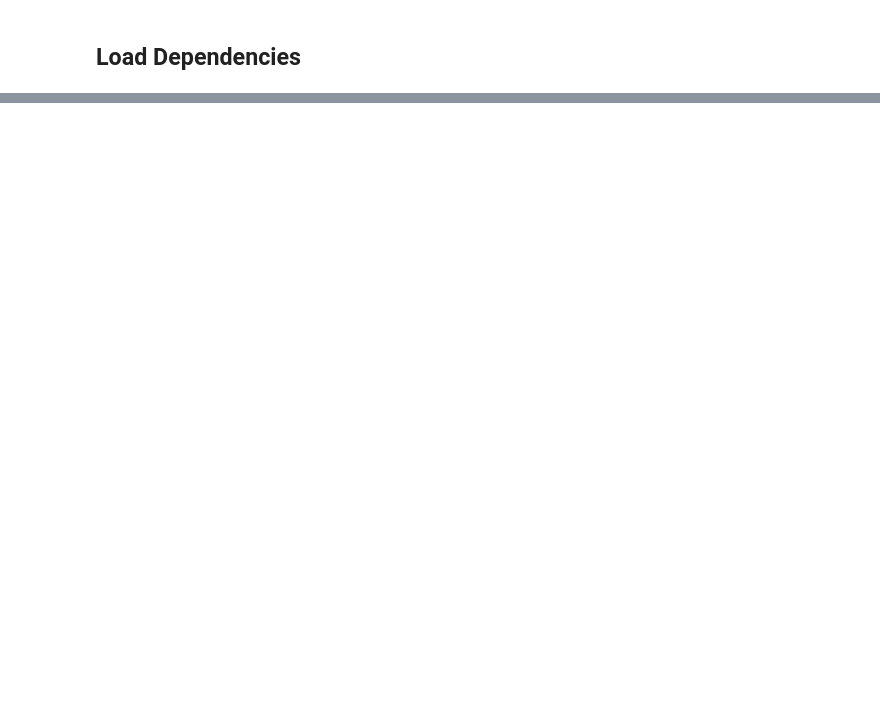
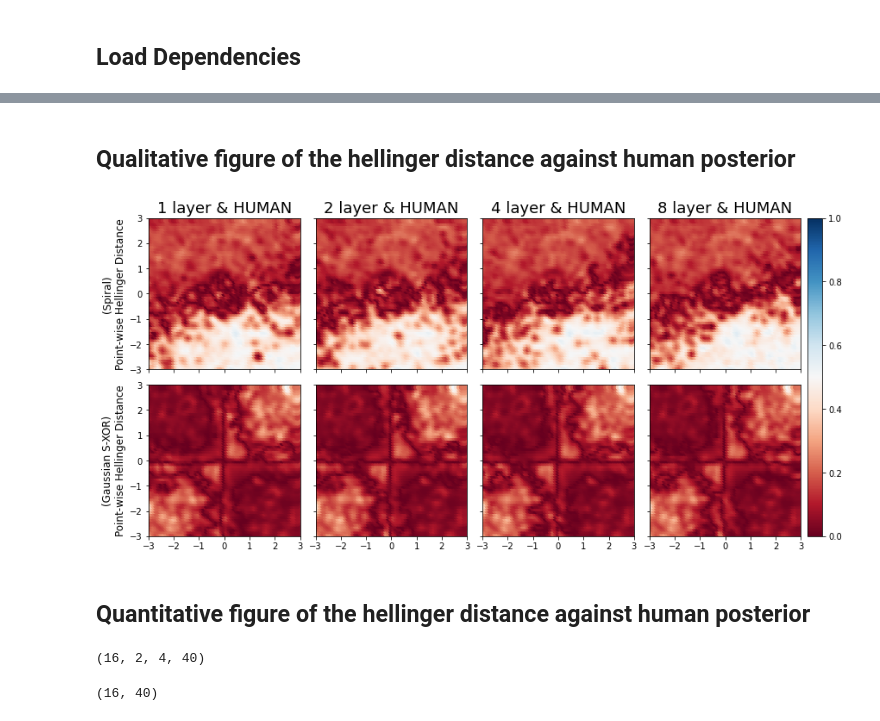
Before and after one commit to jshinm/inductive-bias-experiment, a Jupyter notebook: experiments/20210907_deeper_network.ipynb, the cells around one changed output, grey strips where cells are left out. Cells and saved outputs as stored; diff of their text form; code cells hidden in the pictures; blank space fills up the shorter version.

```diff
--- a/experiments/20210907_deeper_network.ipynb
+++ b/experiments/20210907_deeper_network.ipynb
@@ -59,0 +112,7 @@ np.array(ib.truepst).shape
+# %%
+hdists = []
+
+for row in range(2):
+    hdists.append([])
+    for col in range(5):
+        hdists[row].append(ib._hellinger_explicit(mtype[row][col], mtype[row][4]))
@@ -80,0 +142,50 @@ AttributeError: 'list' object has no attribute 'get_params'
+# %% [markdown]
+## Qualitative figure of the hellinger distance against human posterior
+# %%
+for i_scheme, diff_col_scheme in enumerate(['RdBu']):
+
+    fig = plt.figure(figsize=(7*2, 7*4))
+
+    grid = AxesGrid(fig, 111,
+                    nrows_ncols=(2, 4),
+                    axes_pad=0.25,
+                    cbar_mode='single',
+                    cbar_location='right',
+                    cbar_pad=0.1
+                    )
+
+    idx = 0
+
+    for ax in grid:
+        row = idx // 4
+        col = idx % 4
+        # ax.set_axis_off()
+        mlp = ax.scatter(ib.mask[:,0], ib.mask[:,1], c=hdists[row][col], cmap=diff_col_scheme, vmin=0, vmax=1) #np.array(hdists).max().round(1)) #consistent colorbar range (0-1)
+
+        if row == 0:
+            ax.set_title(label2[col] + ' & HUMAN', fontsize=fsize)
+
+        if col == 0:
+            # ax.set_ylabel(dtype[row], fontsize=fsize)
+            ax.set_ylabel(f'({dtype[row]})\nPoint-wise Hellinger Distance', fontsize=fsize-6)
+
+        ax.set_xlim([-3,3])
+        ax.set_ylim([-3,3])
+        ax.set_yticks(np.arange(-3,4))
+        ax.set_xticks(np.arange(-3,4))
+
+        idx += 1
+
+    cbar = ax.cax.colorbar(mlp)
+    cbar.ax.set_yticks(np.arange(0, 1.1, 0.5))
+
+# fig.suptitle("Hellinger Distance against human prediction", y=0.72, fontsize=25)
+
+    if SAVEFIG:
+        plt.savefig(f'figs/[{FILENAME}]_hidden_layers_{str(ib.date.date())}.jpg', bbox_inches='tight')
+
+plt.show()
+# %% [output]
+[figure, added]
+# %% [markdown]
+## Quantitative figure of the hellinger distance against human posterior
@@ -80,0 +236,11 @@ AttributeError: 'list' object has no attribute 'get_params'
+# %%
+# n x m x o x p multidimentional matrix where n is N_angle, m is N_data, o is N_algo, and p is N_rad
+line_plots = np.array(line_plots)
+line_plots.shape
+# %% [output]
+(16, 2, 4, 40)
+# %%
+lp_temp = np.swapaxes(line_plots,0,1)
+lp_temp[0,:,0].shape
+# %% [output]
+(16, 40)
```
Also changed, not shown: parts of 22 cells of this notebook.
